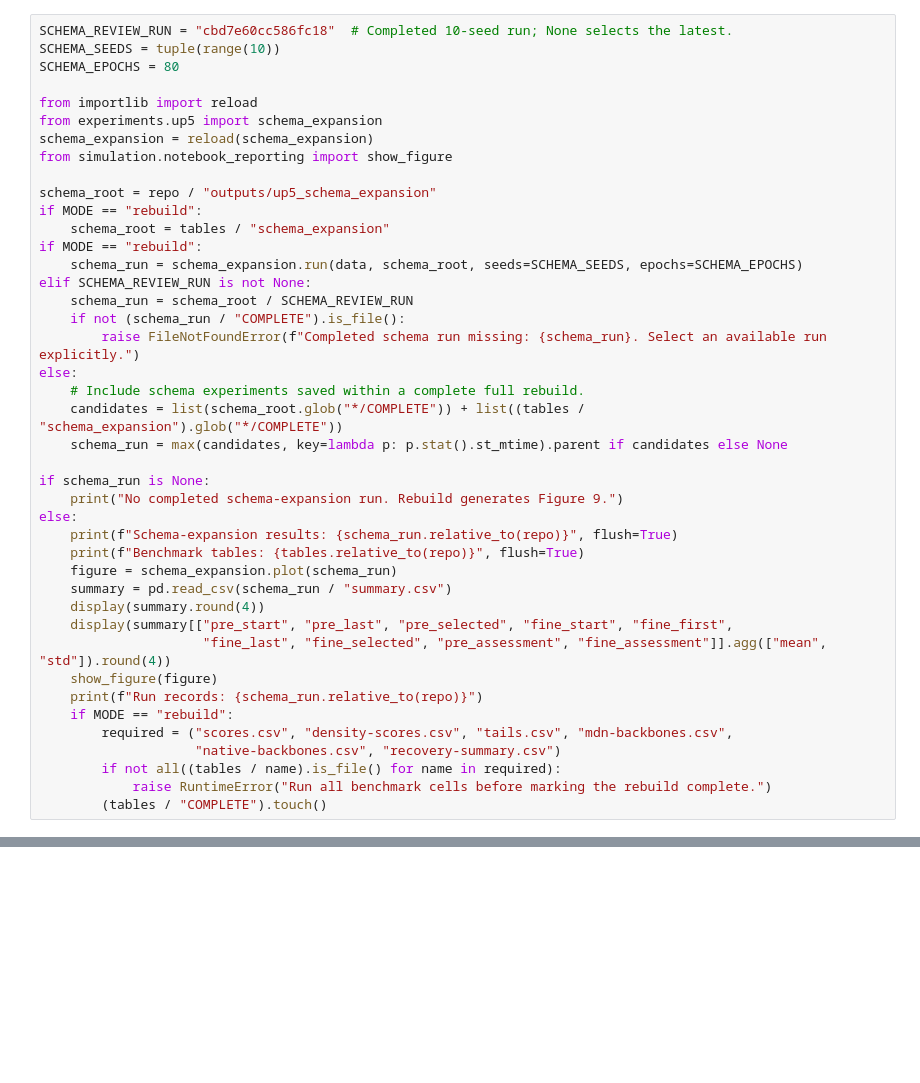
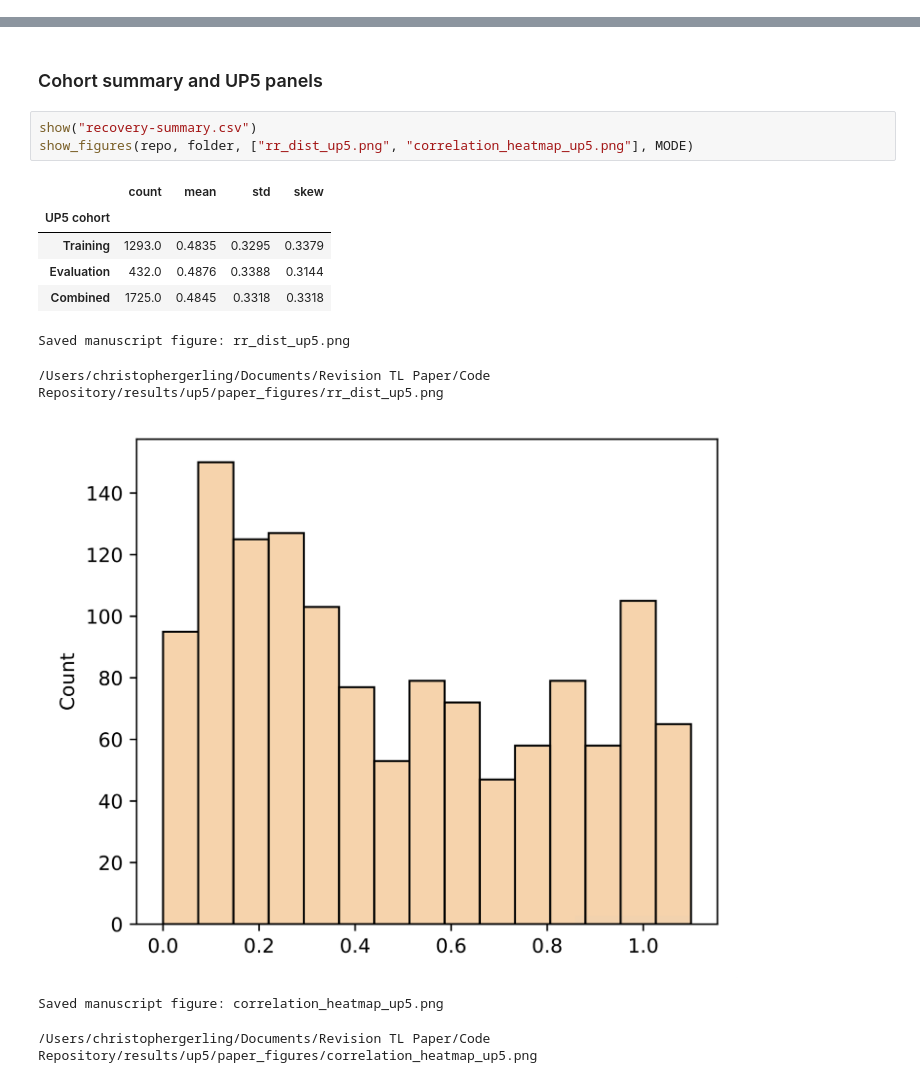
Before and after one commit to christopher3996/recovery_rates_transfer_learning, a Jupyter notebook: notebooks/up5_paper.ipynb, the cells around one changed output, grey strips where cells are left out. Cells and saved outputs as stored; diff of their text form; blank space fills up the shorter version.

```diff
--- a/notebooks/up5_paper.ipynb
+++ b/notebooks/up5_paper.ipynb
@@ -211,42 +0,0 @@ The transfer check compares predictions with the added tokens masked. The plot s
-# %%
-SCHEMA_REVIEW_RUN = "cbd7e60cc586fc18"  # Completed 10-seed run; None selects the latest.
-SCHEMA_SEEDS = tuple(range(10))
-SCHEMA_EPOCHS = 80
-
-from importlib import reload
-from experiments.up5 import schema_expansion
-schema_expansion = reload(schema_expansion)
-from simulation.notebook_reporting import show_figure
-
-schema_root = repo / "outputs/up5_schema_expansion"
-if MODE == "rebuild":
-    schema_root = tables / "schema_expansion"
-if MODE == "rebuild":
-    schema_run = schema_expansion.run(data, schema_root, seeds=SCHEMA_SEEDS, epochs=SCHEMA_EPOCHS)
-elif SCHEMA_REVIEW_RUN is not None:
-    schema_run = schema_root / SCHEMA_REVIEW_RUN
-    if not (schema_run / "COMPLETE").is_file():
-        raise FileNotFoundError(f"Completed schema run missing: {schema_run}. Select an available run explicitly.")
-else:
-    # Include schema experiments saved within a complete full rebuild.
-    candidates = list(schema_root.glob("*/COMPLETE")) + list((tables / "schema_expansion").glob("*/COMPLETE"))
-    schema_run = max(candidates, key=lambda p: p.stat().st_mtime).parent if candidates else None
-
-if schema_run is None:
-    print("No completed schema-expansion run. Rebuild generates Figure 9.")
-else:
-    print(f"Schema-expansion results: {schema_run.relative_to(repo)}", flush=True)
-    print(f"Benchmark tables: {tables.relative_to(repo)}", flush=True)
-    figure = schema_expansion.plot(schema_run)
-    summary = pd.read_csv(schema_run / "summary.csv")
-    display(summary.round(4))
-    display(summary[["pre_start", "pre_last", "pre_selected", "fine_start", "fine_first",
-                     "fine_last", "fine_selected", "pre_assessment", "fine_assessment"]].agg(["mean", "std"]).round(4))
-    show_figure(figure)
-    print(f"Run records: {schema_run.relative_to(repo)}")
-    if MODE == "rebuild":
-        required = ("scores.csv", "density-scores.csv", "tails.csv", "mdn-backbones.csv",
-                    "native-backbones.csv", "recovery-summary.csv")
-        if not all((tables / name).is_file() for name in required):
-            raise RuntimeError("Run all benchmark cells before marking the rebuild complete.")
-        (tables / "COMPLETE").touch()
@@ -272,0 +84,16 @@ Run records: outputs/up5_schema_expansion/cbd7e60cc586fc18
+# %% [markdown]
+### Cohort summary and UP5 panels
+# %%
+show("recovery-summary.csv")
+show_figures(repo, folder, ["rr_dist_up5.png", "correlation_heatmap_up5.png"], MODE)
+# %% [output]
+|  | count | mean | std | skew |
+| UP5 cohort |  |  |  |  |
+| Training | 1293.0 | 0.4835 | 0.3295 | 0.3379 |
+| Evaluation | 432.0 | 0.4876 | 0.3388 | 0.3144 |
+| Combined | 1725.0 | 0.4845 | 0.3318 | 0.3318 |
+Saved manuscript figure: rr_dist_up5.png
+/Users/christophergerling/Documents/Revision TL Paper/Code Repository/results/up5/paper_figures/rr_dist_up5.png
+[figure, added]
+Saved manuscript figure: correlation_heatmap_up5.png
+/Users/christophergerling/Documents/Revision TL Paper/Code Repository/results/up5/paper_figures/correlation_heatmap_up5.png
```
Also changed, not shown: parts of 51 cells of this notebook, 18 other files.
